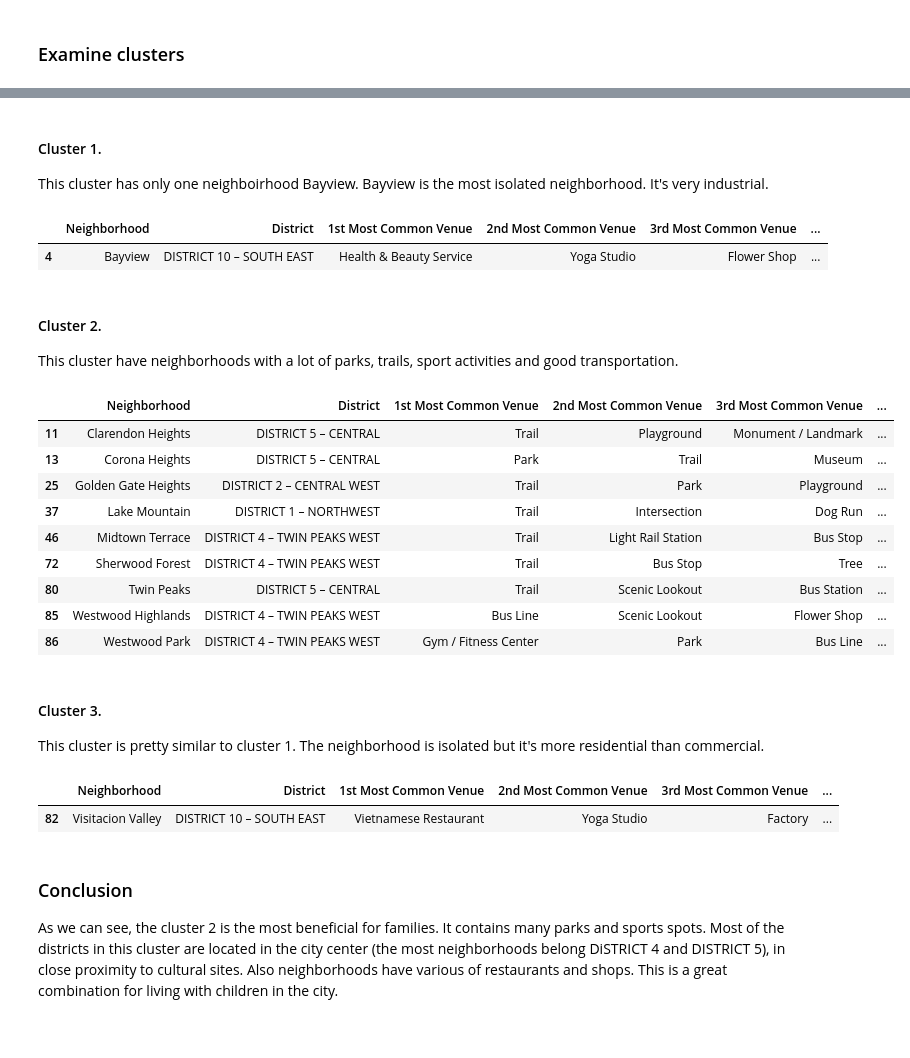
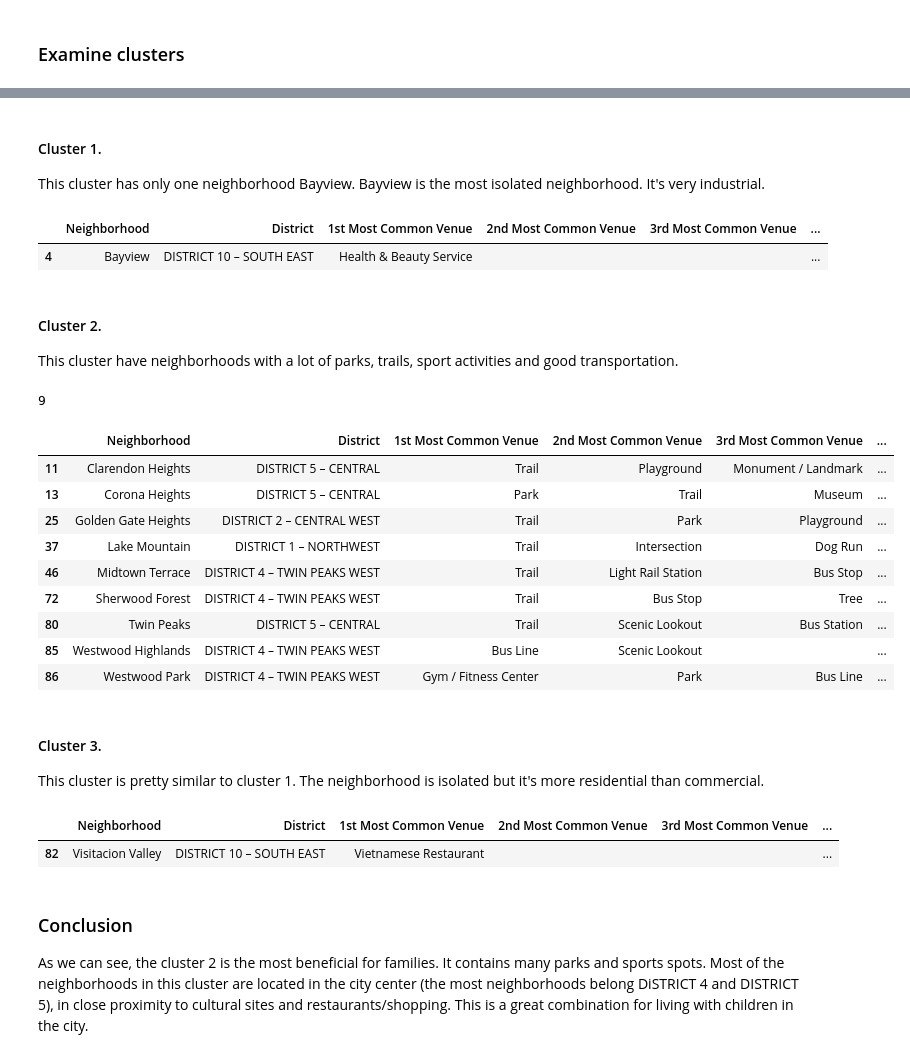
Before and after one commit to omatveyuk/Coursera_Capstone, a Jupyter notebook: SFNeighborhoods.ipynb, the cells around one changed output, grey strips where cells are left out. Saved outputs shown, nothing was run; the diff lists cells and outputs as text; code cells hidden in the pictures.

```diff
--- a/SFNeighborhoods.ipynb
+++ b/SFNeighborhoods.ipynb
@@ -255,8 +259,8 @@ map_sf
 # %% [markdown]
 #### Define Foursquare Credentials and Version
 # %%
-CLIENT_ID = '' #  Foursquare ID
-CLIENT_SECRET = '' #  Foursquare Secret
+CLIENT_ID = 'Y0FH2414BMQTZ3YE3LM0HXEDJCFJ3OQDLUOAN4U4YGZ3GUHS' #  Foursquare ID
+CLIENT_SECRET = 'SCC5MVIPC0UTLIPRF5YQQGCE1CU4RGRNTTM22OG5WSVKJ3NM' #  Foursquare Secret
 VERSION = '20180605' # Foursquare API version
 LIMIT = 100 # A default Foursquare API limit value
 
@@ -467,8 +460,10 @@ for hood in sf_grouped['Neighborhood']:
 def return_most_common_venues(row, num_top_venues):
     row_categories = row.iloc[1:]
     row_categories_sorted = row_categories.sort_values(ascending=False)
-
-    return row_categories_sorted.index.values[0:num_top_venues]
+    final_row_categories = list(row_categories_sorted[row_categories_sorted != 0].index.values)
+    len_categories = len(final_row_categories)
+    #return only categories which really exist in neighborhhod
+    return final_row_categories[:num_top_venues] if len_categories >= num_top_venues else final_row_categories+['']*(num_top_venues-len_categories)
 # %%
 num_top_venues = 10
 
@@ -594,27 +592,30 @@ sf_merged.loc[sf_merged['Cluster Labels'] == 0, sf_merged.columns[[0,1] + list(r
 | 87 | Yerba Buena | DISTRICT 9 – CENTRAL EAST | Hotel | Coffee Shop | Art Museum | ... |
 # %% [markdown]
 #### Cluster 1.
-This cluster has only one neighboirhood Bayview. Bayview is the most isolated neighborhood. It's very industrial.
+This cluster has only one neighborhood Bayview. Bayview is the most isolated neighborhood. It's very industrial.
 # %%
 sf_merged.loc[sf_merged['Cluster Labels'] == 1, sf_merged.columns[[0,1] + list(range(5, sf_merged.shape[1]))]]
 # %% [output]
 |  | Neighborhood | District | 1st Most Common Venue | 2nd Most Common Venue | 3rd Most Common Venue | ... |
-| 4 | Bayview | DISTRICT 10 – SOUTH EAST | Health & Beauty Service | Yoga Studio | Flower Shop | ... |
+| 4 | Bayview | DISTRICT 10 – SOUTH EAST | Health & Beauty Service |  |  | ... |
 # %% [markdown]
 #### Cluster 2.
 This cluster have neighborhoods with a lot of parks, trails, sport activities and good transportation.
 # %%
-sf_merged.loc[sf_merged['Cluster Labels'] == 2, sf_merged.columns[[0,1] + list(range(5, sf_merged.shape[1]))]]
+cluster_2 = sf_merged.loc[sf_merged['Cluster Labels'] == 2, sf_merged.columns[[0,1] + list(range(5, sf_merged.shape[1]))]]
+print(len(cluster_2))
+cluster_2
 # %% [output]
+9
 |  | Neighborhood | District | 1st Most Common Venue | 2nd Most Common Venue | 3rd Most Common Venue | ... |
 | 11 | Clarendon Heights | DISTRICT 5 – CENTRAL | Trail | Playground | Monument / Landmark | ... |
 | 13 | Corona Heights | DISTRICT 5 – CENTRAL | Park | Trail | Museum | ... |
 | 25 | Golden Gate Heights | DISTRICT 2 – CENTRAL WEST | Trail | Park | Playground | ... |
 | 37 | Lake Mountain | DISTRICT 1 – NORTHWEST | Trail | Intersection | Dog Run | ... |
 | 46 | Midtown Terrace | DISTRICT 4 – TWIN PEAKS WEST | Trail | Light Rail Station | Bus Stop | ... |
 | 72 | Sherwood Forest | DISTRICT 4 – TWIN PEAKS WEST | Trail | Bus Stop | Tree | ... |
 | 80 | Twin Peaks | DISTRICT 5 – CENTRAL | Trail | Scenic Lookout | Bus Station | ... |
-| 85 | Westwood Highlands | DISTRICT 4 – TWIN PEAKS WEST | Bus Line | Scenic Lookout | Flower Shop | ... |
+| 85 | Westwood Highlands | DISTRICT 4 – TWIN PEAKS WEST | Bus Line | Scenic Lookout |  | ... |
 | 86 | Westwood Park | DISTRICT 4 – TWIN PEAKS WEST | Gym / Fitness Center | Park | Bus Line | ... |
 # %% [markdown]
 #### Cluster 3.
@@ -623,7 +624,7 @@ This cluster is pretty similar to cluster 1. The neighborhood is isolated but it
 sf_merged.loc[sf_merged['Cluster Labels'] == 3, sf_merged.columns[[0,1] + list(range(5, sf_merged.shape[1]))]]
 # %% [output]
 |  | Neighborhood | District | 1st Most Common Venue | 2nd Most Common Venue | 3rd Most Common Venue | ... |
-| 82 | Visitacion Valley | DISTRICT 10 – SOUTH EAST | Vietnamese Restaurant | Yoga Studio | Factory | ... |
+| 82 | Visitacion Valley | DISTRICT 10 – SOUTH EAST | Vietnamese Restaurant |  |  | ... |
 # %% [markdown]
 ### Conclusion
-As we can see, the cluster 2 is the most beneficial for families. It contains many parks and sports spots. Most of the districts in this cluster are located in the city center (the most neighborhoods belong DiSTRICT 4 and DISTRICT 5), in close proximity to cultural sites. Also neighborhoods have various of restaurants and shops. This is a great combination for living with children in the city.
+As we can see, the cluster 2 is the most beneficial for families. It contains many parks and sports spots. Most of the neighborhoods in this cluster are located in the city center (the most neighborhoods belong DiSTRICT 4 and DISTRICT 5), in close proximity to cultural sites and restaurants/shopping. This is a great combination for living with children in the city.
```
Also changed, not shown: parts of 9 cells of this notebook, 3 other files.
